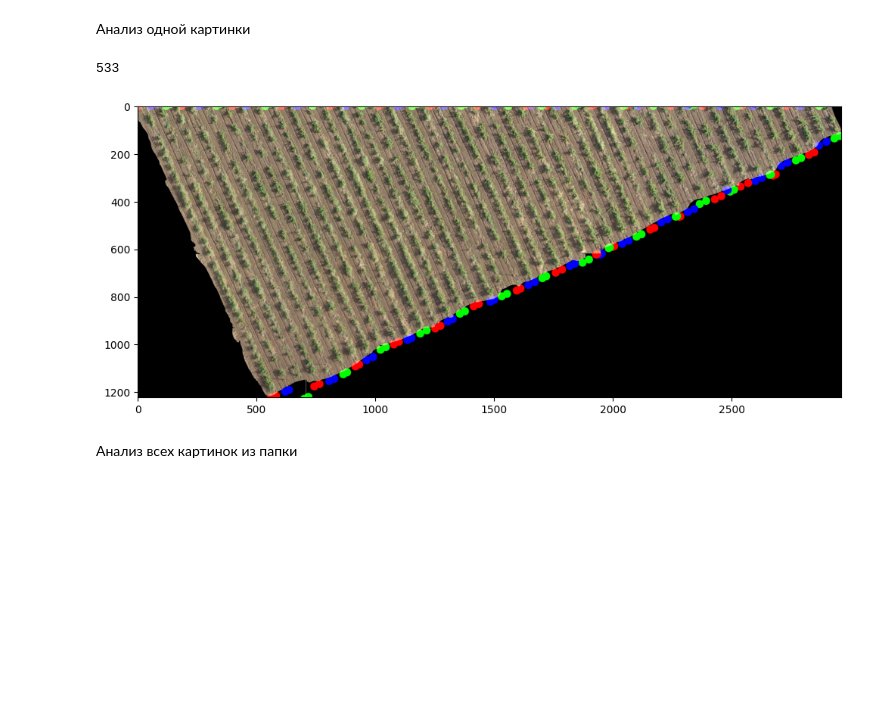
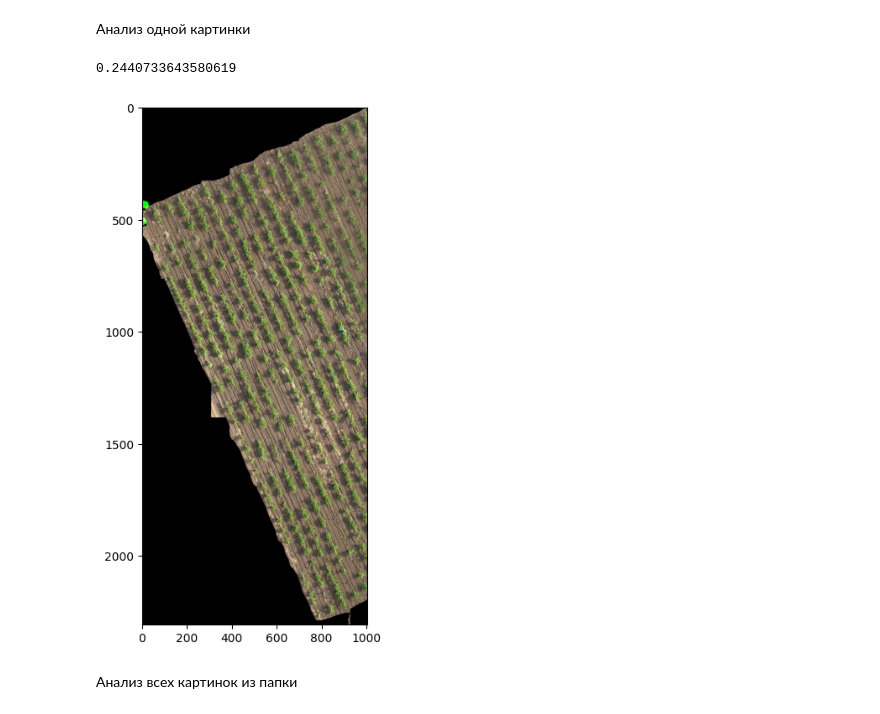
Before and after one commit to ITMO449-ML-department/rotate-and-cut, a Jupyter notebook: example.ipynb, the cells around one changed output. Saved outputs shown, nothing was run; the diff lists cells and outputs as text; code cells hidden in the pictures; blank space fills up the shorter version.

```diff
--- a/example.ipynb
+++ b/example.ipynb
@@ -29,14 +29,14 @@ def show_bboxes(NAME, bboxes):
 # %% [markdown]
 Анализ одной картинки
 # %%
-NAME = "examples/example_10.jpg"
+NAME = "examples/example_9.jpg"
 save_path = "debug"
 
 bboxes = bbox_getter.get_bb(NAME, save_path=save_path, verbose=0)
 show_bboxes(NAME, bboxes)
 # %% [output]
-533
+0.2440733643580619
-[figure, old version]
+[figure, new version]
 # %% [markdown]
 Анализ всех картинок из папки
 # %%
```
Also changed, not shown: parts of 1 cell of this notebook, 1 other file.
